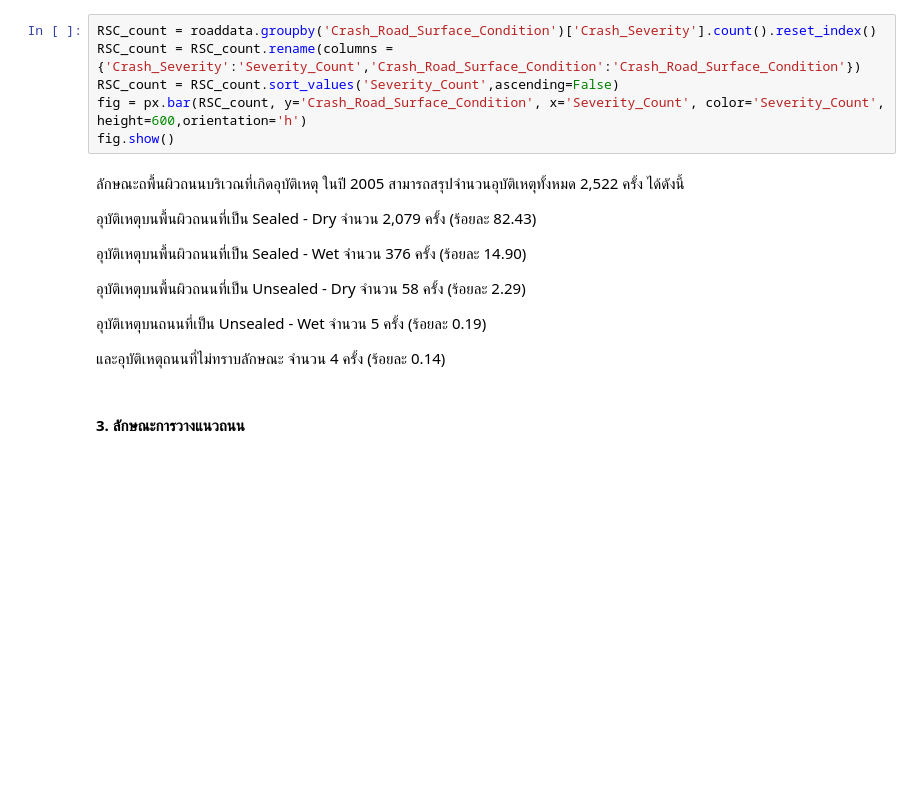
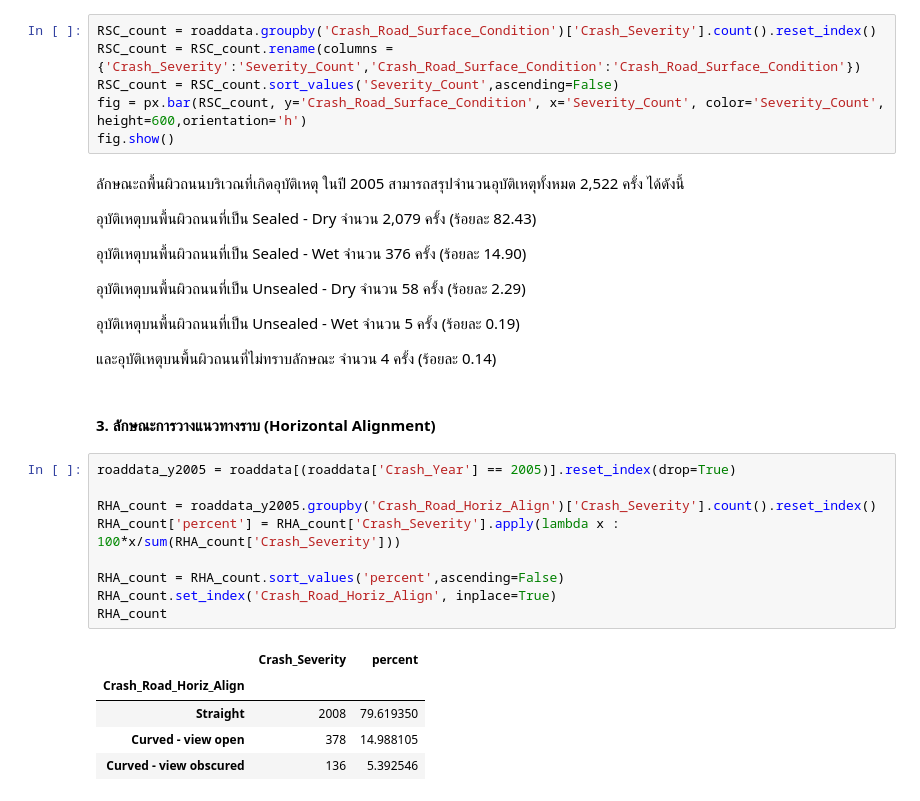
Before and after one commit to sarocha19/Assignment, a Jupyter notebook: assingment.ipynb, the cells around one changed output. Cells and saved outputs as stored; diff of their text form; blank space fills up the shorter version.

```diff
--- a/assingment.ipynb
+++ b/assingment.ipynb
@@ -497,8 +497,23 @@ fig.show()
 
 อุบัติเหตุบนพื้นผิวถนนที่เป็น Unsealed - Dry จำนวน 58 ครั้ง (ร้อยละ 2.29)
 
-อุบัติเหตุบนถนนที่เป็น Unsealed - Wet จำนวน 5 ครั้ง (ร้อยละ 0.19)
+อุบัติเหตุบนพื้นผิวถนนที่เป็น Unsealed - Wet จำนวน 5 ครั้ง (ร้อยละ 0.19)
 
-และอุบัติเหตุถนนที่ไม่ทราบลักษณะ จำนวน 4 ครั้ง (ร้อยละ 0.14)
+และอุบัติเหตุบนพื้นผิวถนนที่ไม่ทราบลักษณะ จำนวน 4 ครั้ง (ร้อยละ 0.14)
 # %% [markdown]
-#### 3. ลักษณะการวางแนวถนน
+#### 3. ลักษณะการวางแนวทางราบ  (Horizontal Alignment)
+# %%
+roaddata_y2005 = roaddata[(roaddata['Crash_Year'] == 2005)].reset_index(drop=True)
+
+RHA_count = roaddata_y2005.groupby('Crash_Road_Horiz_Align')['Crash_Severity'].count().reset_index()
+RHA_count['percent'] = RHA_count['Crash_Severity'].apply(lambda x : 100*x/sum(RHA_count['Crash_Severity']))
+
+RHA_count = RHA_count.sort_values('percent',ascending=False)
+RHA_count.set_index('Crash_Road_Horiz_Align', inplace=True)
+RHA_count
+# %% [output]
+|  | Crash_Severity | percent |
+| Crash_Road_Horiz_Align |  |  |
+| Straight | 2008 | 79.619350 |
+| Curved - view open | 378 | 14.988105 |
+| Curved - view obscured | 136 | 5.392546 |
```
Also changed, not shown: parts of 4 cells of this notebook.
